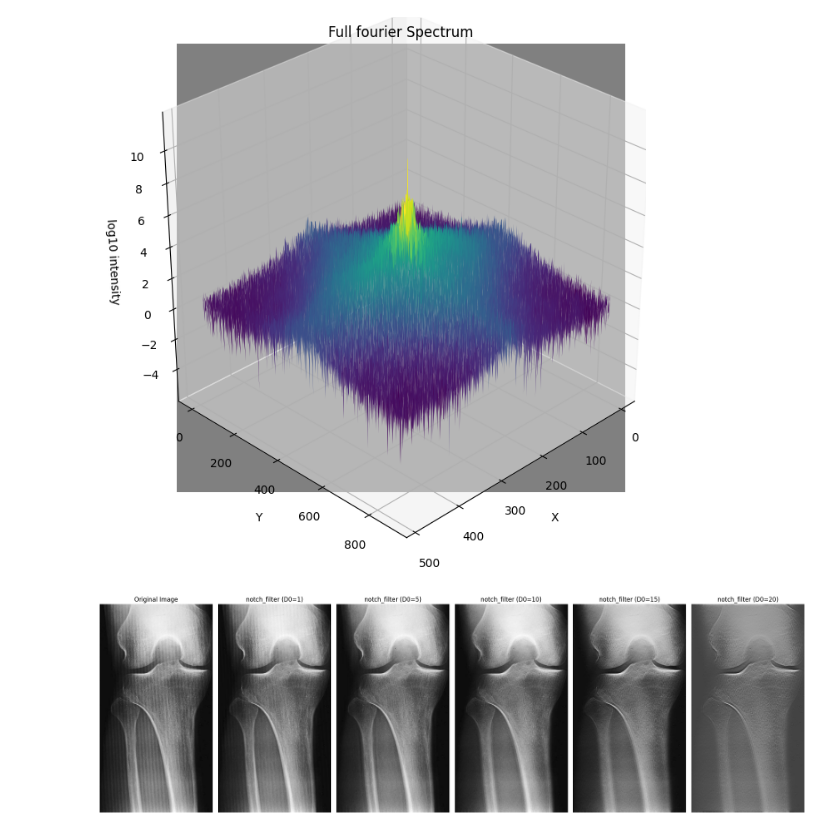
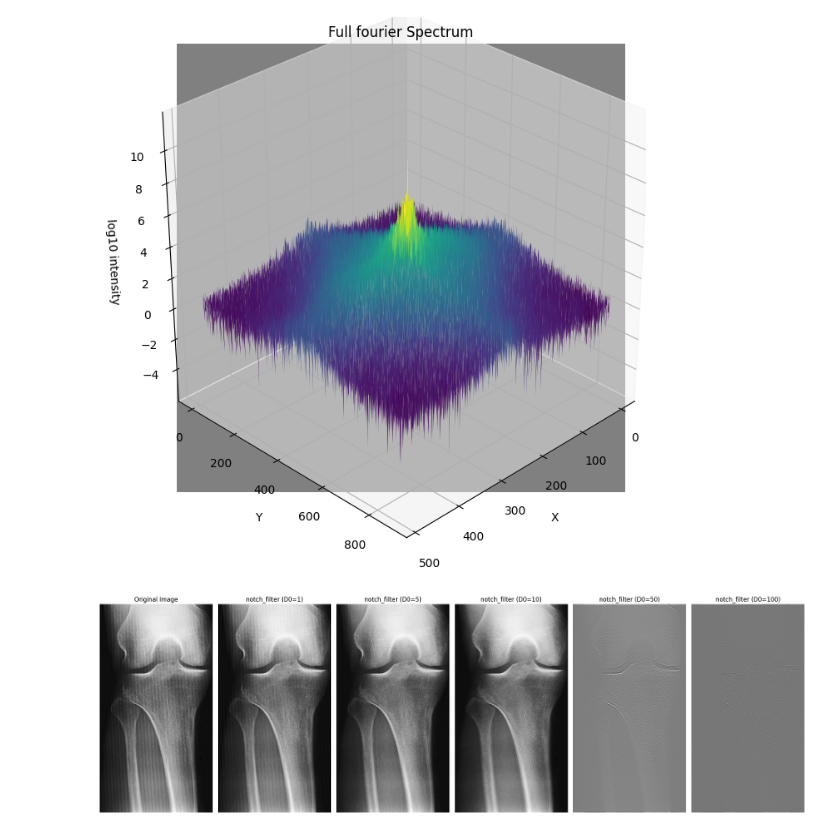
Before and after one commit to qiwen98/IntroToImagingScience, a Jupyter notebook: assignment_1/q3.ipynb, the cells around one changed output. Cells and saved outputs as stored; diff of their text form; code cells hidden in the pictures.

```diff
--- a/assignment_1/q3.ipynb
+++ b/assignment_1/q3.ipynb
@@ -71,10 +71,11 @@ def create_notch_filter(shape, peaks, D0):
         H_notch = 1 - np.exp(-1 / (2 * D0**2) * ((k - k0)**2 + (l - l0)**2))
 
         # Create symmetric notch (for negative frequencies)
-        H_notch_symmetric = 1 - np.exp(-1 / (2 * D0**2) * ((k + k0)**2 + (l + l0)**2))
+        # H_notch_symmetric = 1 - np.exp(-1 / (2 * D0**2) * ((k + k0)**2 + (l + l0)**2))
 
         # Multiply with existing filter (element-wise multiplication)
-        H = H * H_notch * H_notch_symmetric
+        # H = H * H_notch * H_notch_symmetric
+        H = H * H_notch
 
     return H
 
@@ -98,7 +99,7 @@ def plot_results(original, spectrum, peaks, notch_filter, filtered_image):
     axes[0, 1].imshow(log_spectrum, cmap='gray')
     axes[0, 1].scatter(peaks[:, 1], peaks[:, 0], c='r', marker='x')
     axes[0, 1].set_title('Log Spectrum with Peaks')
-    axes[0, 1].axis('off')
+    # axes[0, 1].axis('off')
 
     # Notch filter
     axes[0, 2].imshow(notch_filter, cmap='gray')
@@ -258,9 +259,9 @@ def plot_D0s_results(image, filtered_results):
     plt.tight_layout()
     return fig
 # %%
-d0_values = [1,5,10,15,20]
+d0_values = [1,5,10,50,100]
 results= compare_different_d0_value(image,peaks,f_transform,d0_values)
 plot_D0s_results(image,results)
 plt.show()
 # %% [output]
-[figure, old version]
+[figure, new version]
```
Also changed, not shown: parts of 3 cells of this notebook, 8 other files.
